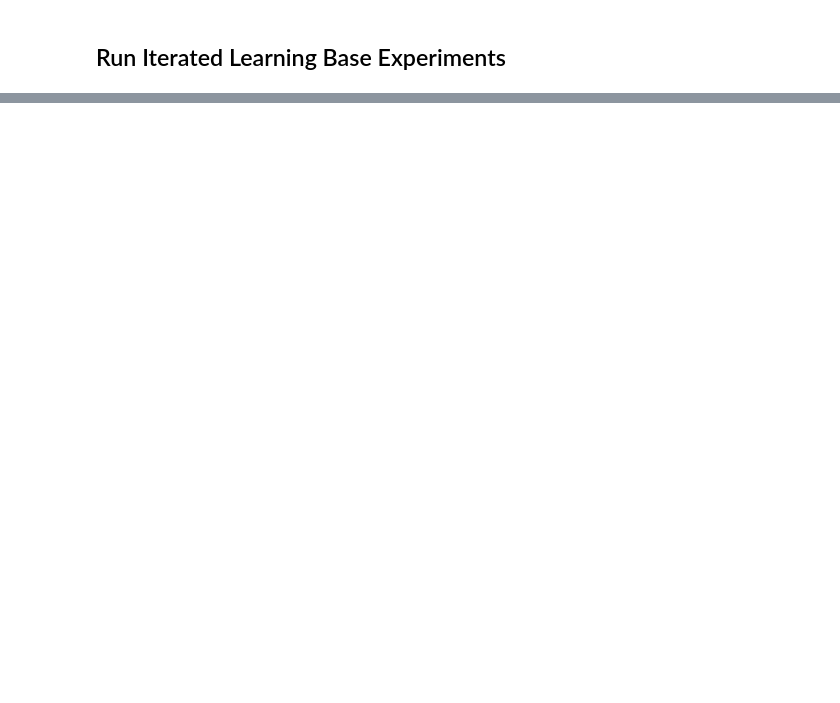
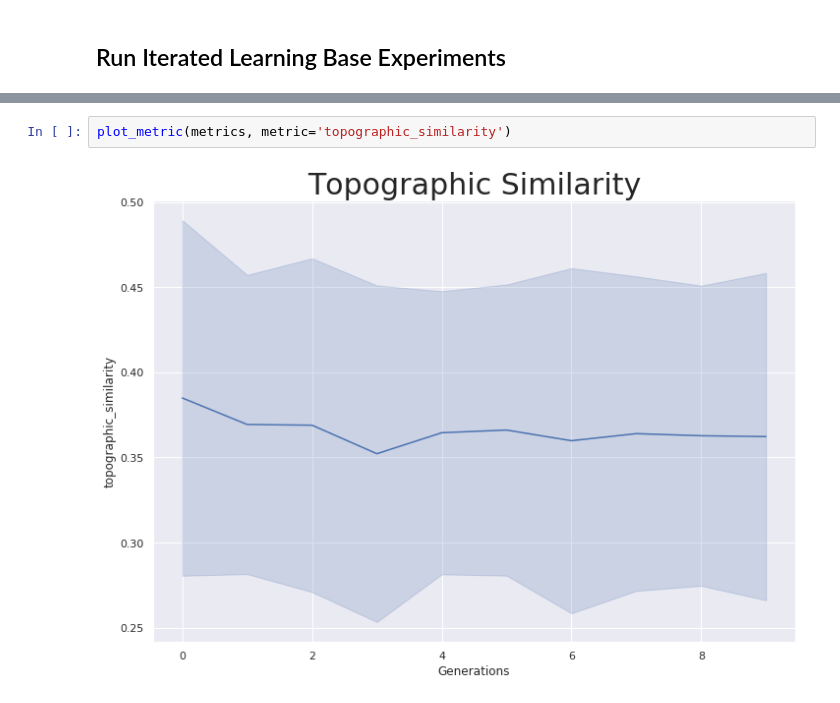
Before and after one commit to gautierdag/cultural-magnification, a Jupyter notebook: main.ipynb, the cells around one changed output, grey strips where cells are left out. Saved outputs shown, nothing was run; the diff lists cells and outputs as text; blank space fills up the shorter version.

```diff
--- a/main.ipynb
+++ b/main.ipynb
@@ -28,0 +92,4 @@ KeyboardInterrupt:
+# %%
+plot_metric(metrics, metric='topographic_similarity')
+# %% [output]
+[figure, added]
```
Also changed, not shown: parts of 10 cells of this notebook, 4 other files.
